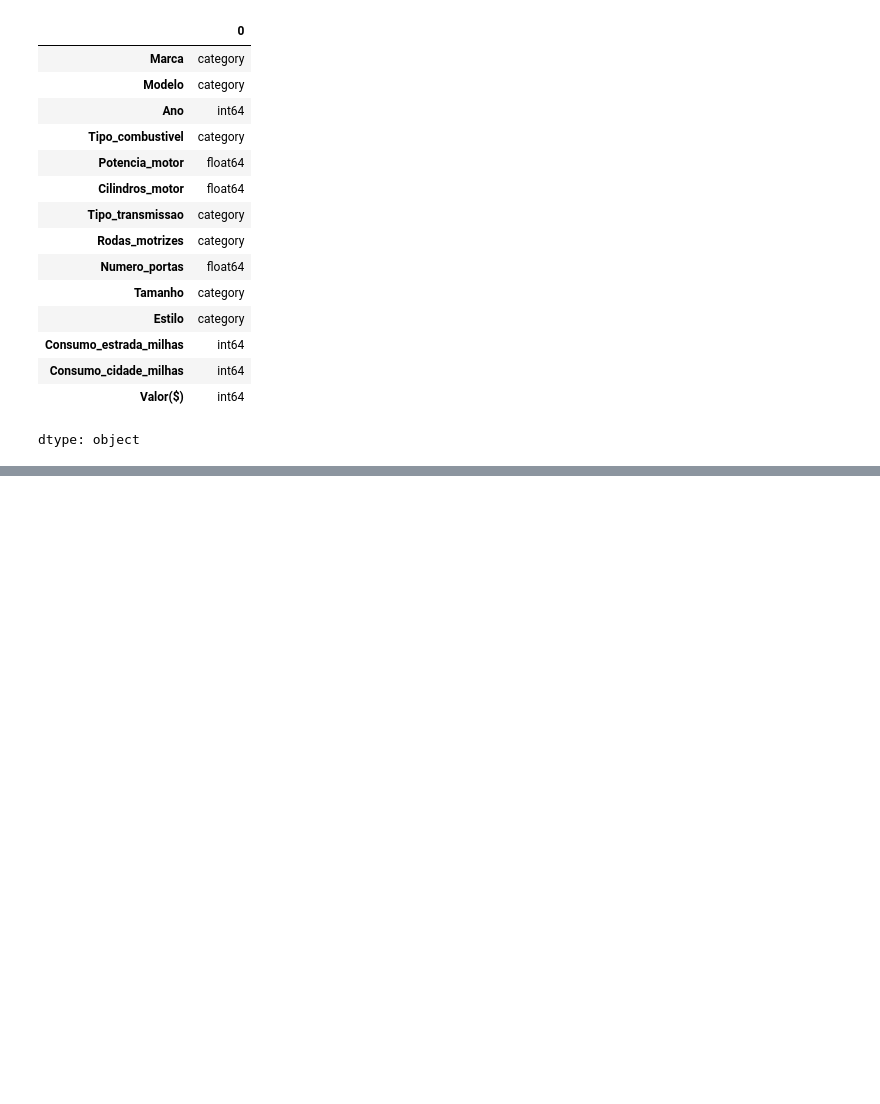
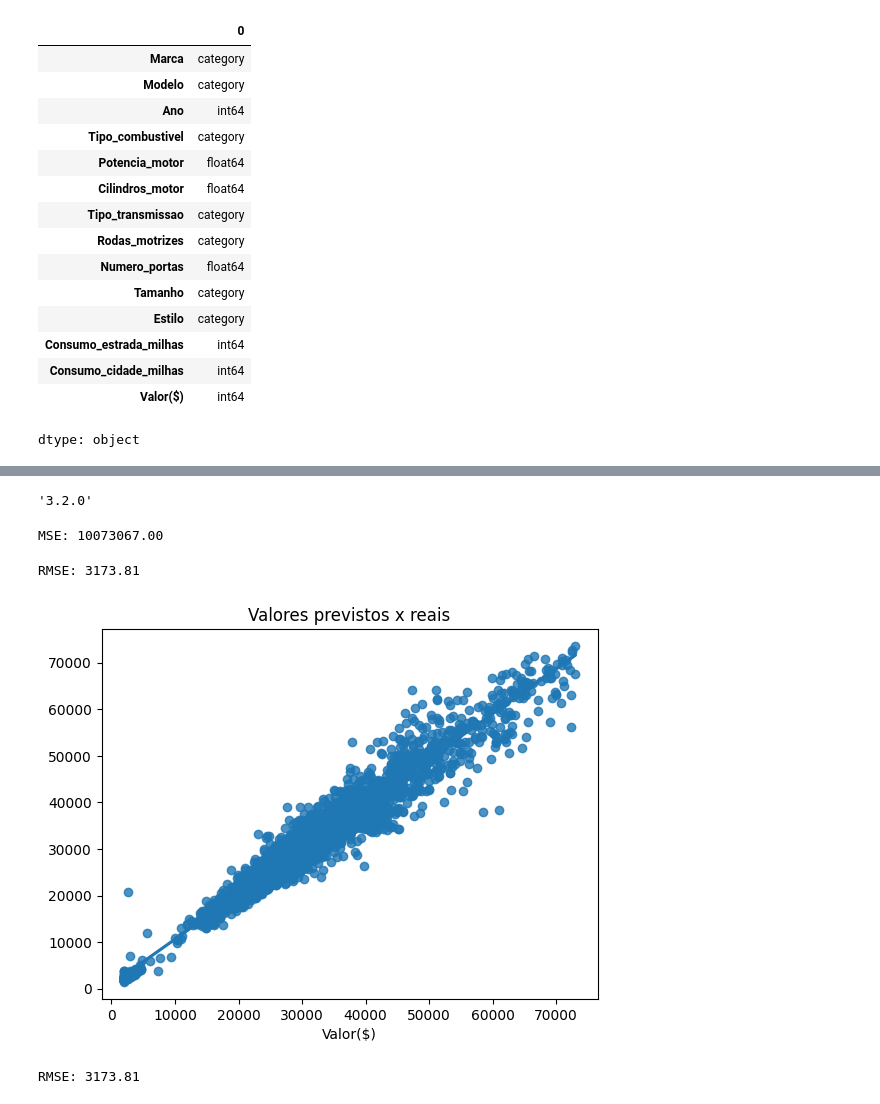
Before and after one commit to marcoamolinaro/machine-learning-alura, a Jupyter notebook: Regressão_Aprimorando_os_resultados_com_XGBoost/Projeto_Precificação_Automoveis_Usados.ipynb, the cells around one changed output, grey strips where cells are left out. Saved outputs shown, nothing was run; the diff lists cells and outputs as text; code cells hidden in the pictures; blank space fills up the shorter version.

```diff
--- a/Regressão_Aprimorando_os_resultados_com_XGBoost/Projeto_Precificação_Automoveis_Usados.ipynb
+++ b/Regressão_Aprimorando_os_resultados_com_XGBoost/Projeto_Precificação_Automoveis_Usados.ipynb
@@ -68,3 +68,6 @@ df_final.dtypes
 | Consumo_cidade_milhas | int64 |
 | Valor($) | int64 |
 dtype: object
+# %%
+X = df_final.drop(['Valor($)'], axis=1)
+y = df_final['Valor($)']
@@ -70,0 +93,4 @@ dtype: object
+# %%
+from sklearn.model_selection import train_test_split
+
+X_treino, X_teste, y_treino, y_teste = train_test_split(X, y, test_size=0.25, random_state=4256)
@@ -70,0 +99,34 @@ dtype: object
+# %%
+xgb.__version__
+# %% [output]
+'3.2.0'
+# %%
+modelo = xgb.XGBRegressor(objective='reg:squarederror', enable_categorical=True, n_estimators=100)
+modelo.fit(X_treino, y_treino)
+
+preds = modelo.predict(X_teste)
+# %%
+from sklearn.metrics import mean_squared_error
+
+mse = mean_squared_error(y_teste, preds)
+print(f'MSE: {mse:.2f}')
+# %% [output]
+MSE: 10073067.00
+# %%
+import numpy as np
+
+rmse = np.sqrt(mse)
+print(f'RMSE: {rmse:.2f}')
+# %% [output]
+RMSE: 3173.81
+# %%
+import matplotlib.pyplot as plt
+import seaborn as sns
+
+sns.regplot(x=y_teste, y=preds)
+plt.x_label = 'Valores reais'
+plt.y_label = 'Valores previstos'
+plt.title('Valores previstos x reais')
+plt.show()
+# %% [output]
+[figure, added]
@@ -70,0 +146,6 @@ dtype: object
+# %%
+mse = mean_squared_error(dteste.get_label(), preds)
+rmse = np.sqrt(mse)
+print(f'RMSE: {rmse:.2f}')
+# %% [output]
+RMSE: 3173.81
```
Also changed, not shown: parts of 7 cells of this notebook.
